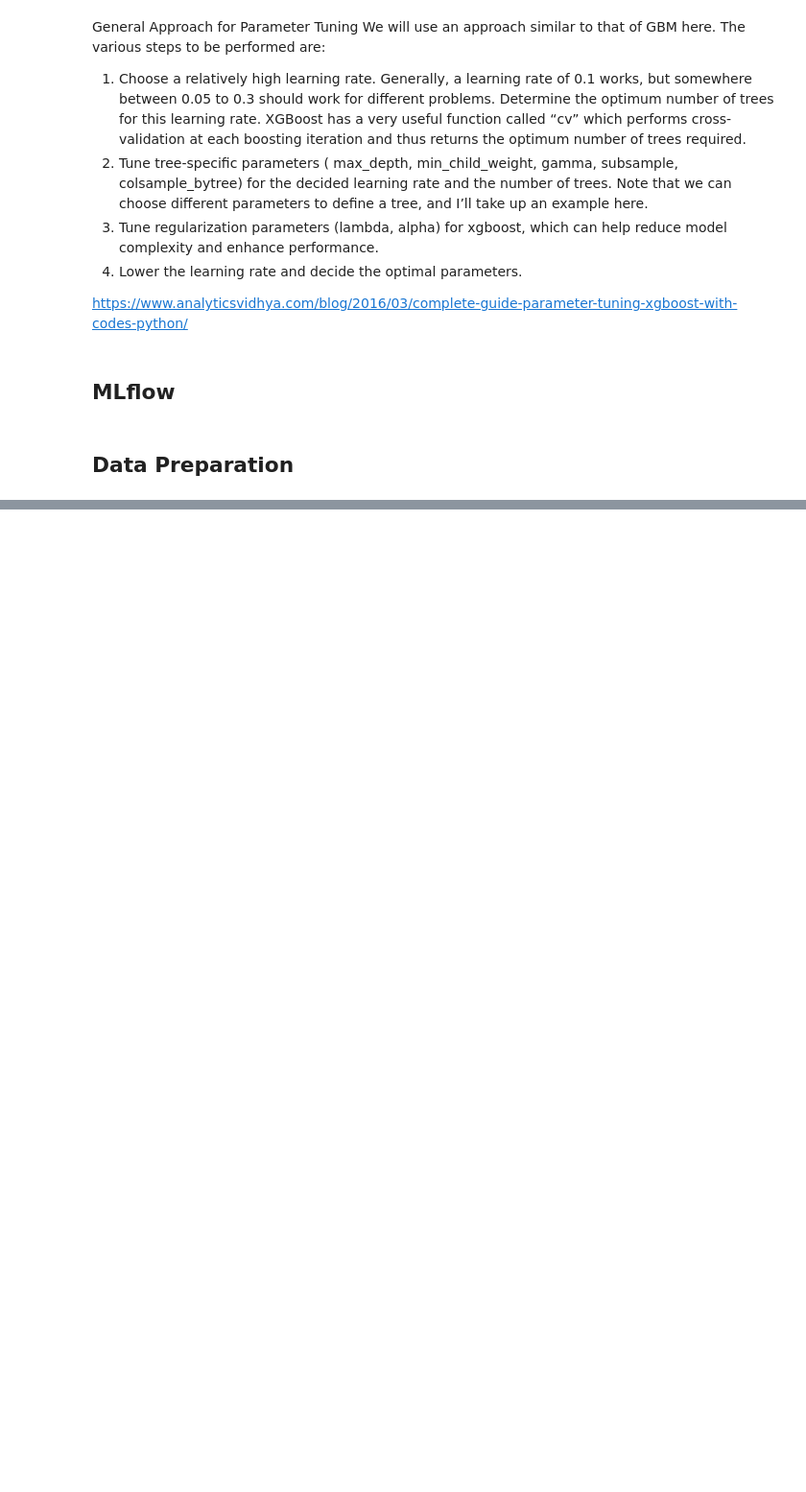
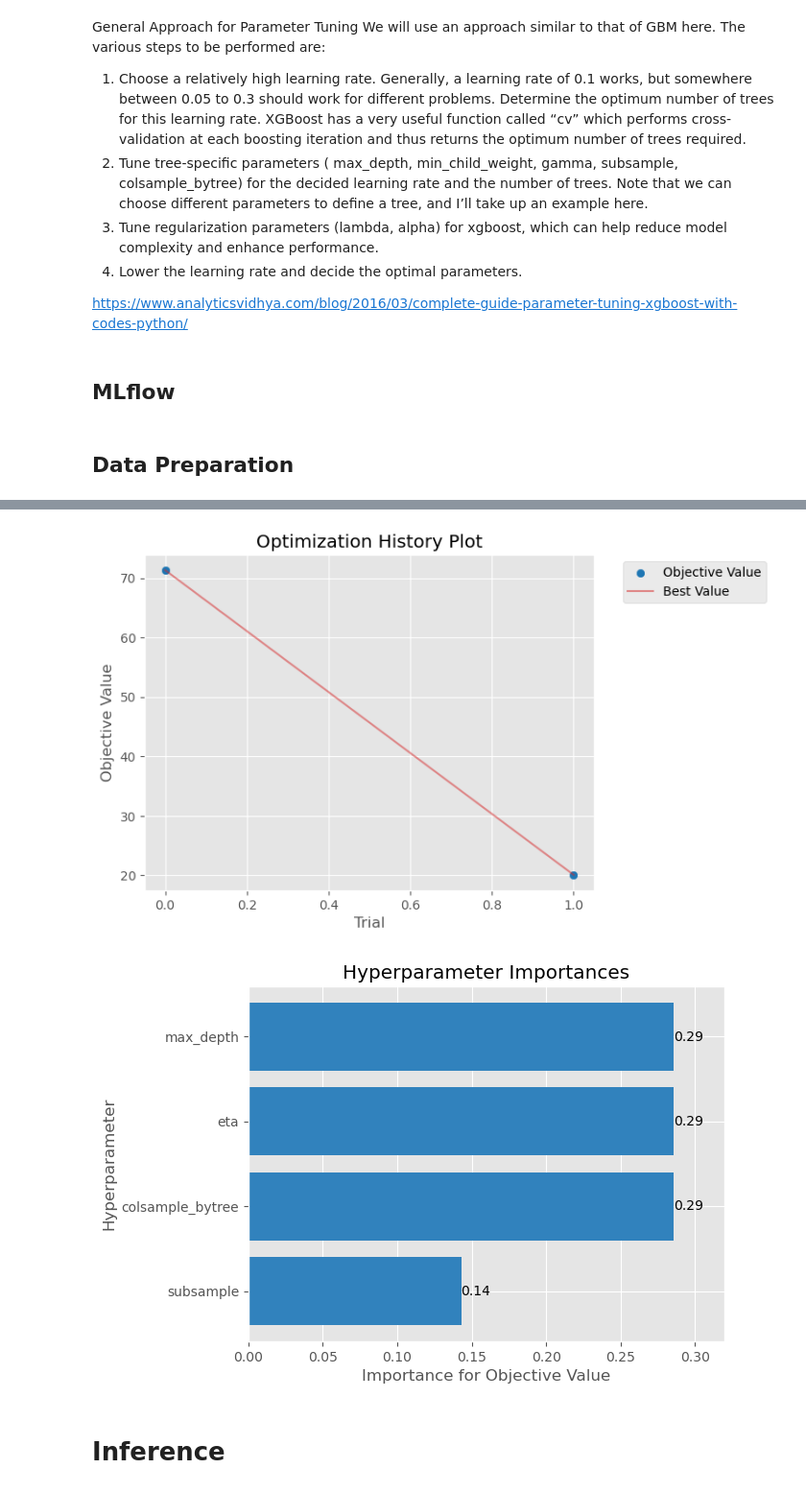
Before and after one commit to amrirasyidi/air_quality_forecasting, a Jupyter notebook: notebooks/4_xgboost_pipeline.ipynb, the cells around one changed output, grey strips where cells are left out. Shown at 96% size. Drawn from its saved outputs; the diff is of its cells as text; code cells hidden in the pictures; blank space fills up the shorter version.

Commit message:
finished xgboost experimentation pipeline mvp

```diff
--- a/notebooks/4_xgboost_pipeline.ipynb
+++ b/notebooks/4_xgboost_pipeline.ipynb
@@ -807,0 +628,22 @@ study.optimize(objective, n_trials=10, callbacks=[mlflc])
+# %%
+# %%capture
+
+mlflc = MLflowCallback(
+    tracking_uri=secrets["MLFLOW_TRACKING_URI"],
+    metric_name="validation-rmse",
+)
+pruner = optuna.pruners.MedianPruner(n_warmup_steps=5)
+study = optuna.create_study(study_name=experiment_name, pruner=pruner, direction="minimize")
+study.optimize(objective, n_trials=2, callbacks=[mlflc])
+
+# # Retrieve the best trial and its parameters
+# best_trial = study.best_trial
+# best_params = best_trial.params
+
+# # Train the best model using the best hyperparameters
+# best_model = xgb_engine.xgb_train(train_x, train_y, val_x, val_y, best_params, 1000)
+
+# # Log the best model in MLflow
+# with mlflow.start_run():
+#     mlflow.log_params(best_params)
+#     mlflow.xgboost.log_model(best_model, artifact_path="best_xgboost_model")
@@ -807,0 +654,8 @@ study.optimize(objective, n_trials=10, callbacks=[mlflc])
+# %%
+optim_history = optuna.visualization.matplotlib.plot_optimization_history(study)
+importance_plot = optuna.visualization.matplotlib.plot_param_importances(study)
+# %% [output]
+[figure, added]
+[figure, added]
+# %% [markdown]
+# Inference
```
Also changed, not shown: parts of 60 cells of this notebook, 5 other files.
